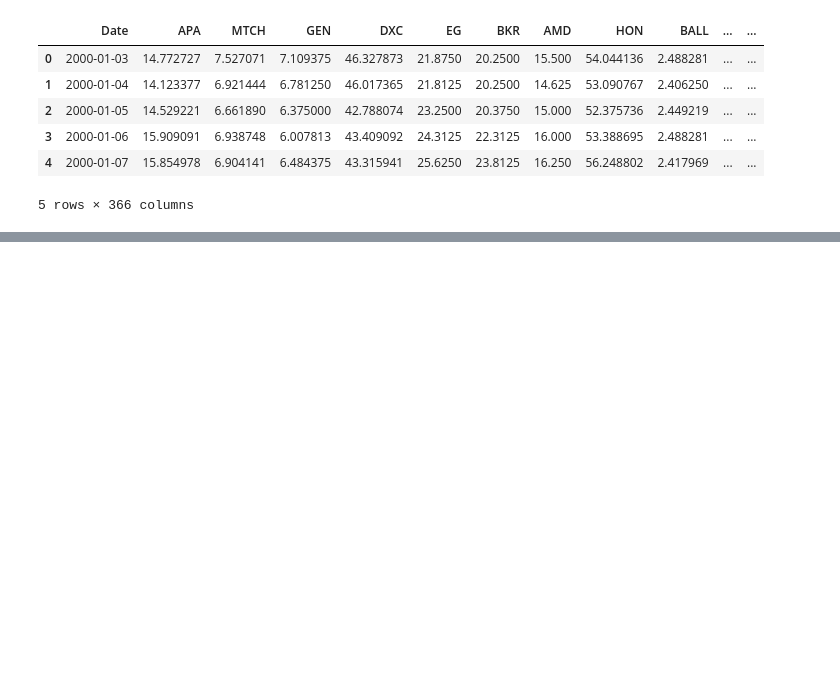
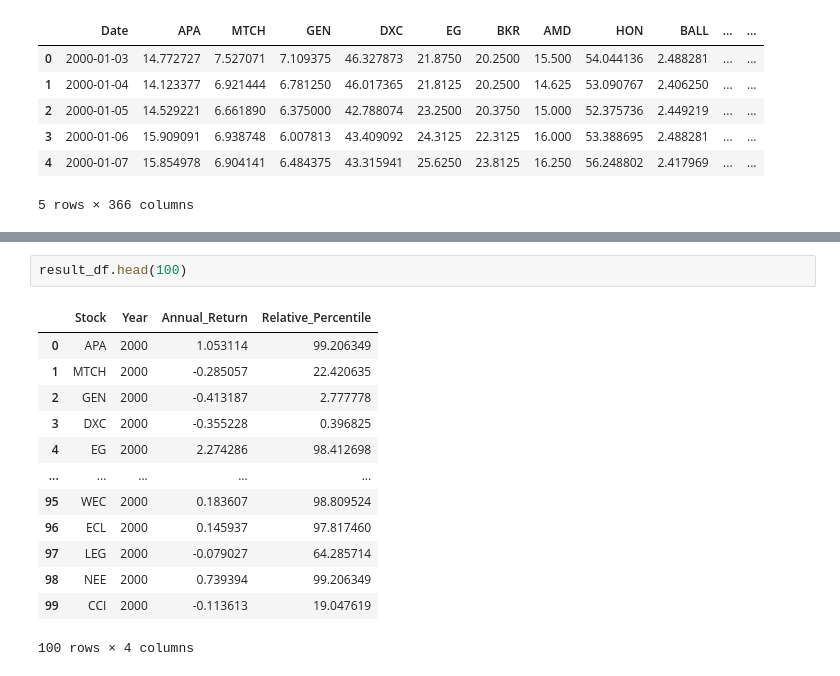
Before and after one commit to CiganOliviuAlphablock/clustering-in-mean-reversion-framework, a Jupyter notebook: clustering.ipynb, the cells around one changed output, grey strips where cells are left out. Drawn from its saved outputs; the diff is of its cells as text; blank space fills up the shorter version.

```diff
--- a/clustering.ipynb
+++ b/clustering.ipynb
@@ -49,2 +53,18 @@ WBA 2023 -0.29792950518767153
+# %%
+result_df.head(100)
+# %% [output]
+|  | Stock | Year | Annual_Return | Relative_Percentile |
+| 0 | APA | 2000 | 1.053114 | 99.206349 |
+| 1 | MTCH | 2000 | -0.285057 | 22.420635 |
+| 2 | GEN | 2000 | -0.413187 | 2.777778 |
+| 3 | DXC | 2000 | -0.355228 | 0.396825 |
+| 4 | EG | 2000 | 2.274286 | 98.412698 |
+| ... | ... | ... | ... | ... |
+| 95 | WEC | 2000 | 0.183607 | 98.809524 |
+| 96 | ECL | 2000 | 0.145937 | 97.817460 |
+| 97 | LEG | 2000 | -0.079027 | 64.285714 |
+| 98 | NEE | 2000 | 0.739394 | 99.206349 |
+| 99 | CCI | 2000 | -0.113613 | 19.047619 |
+100 rows × 4 columns
 # %%
 import pandas as pd
```
Also changed, not shown: parts of 3 cells of this notebook.
